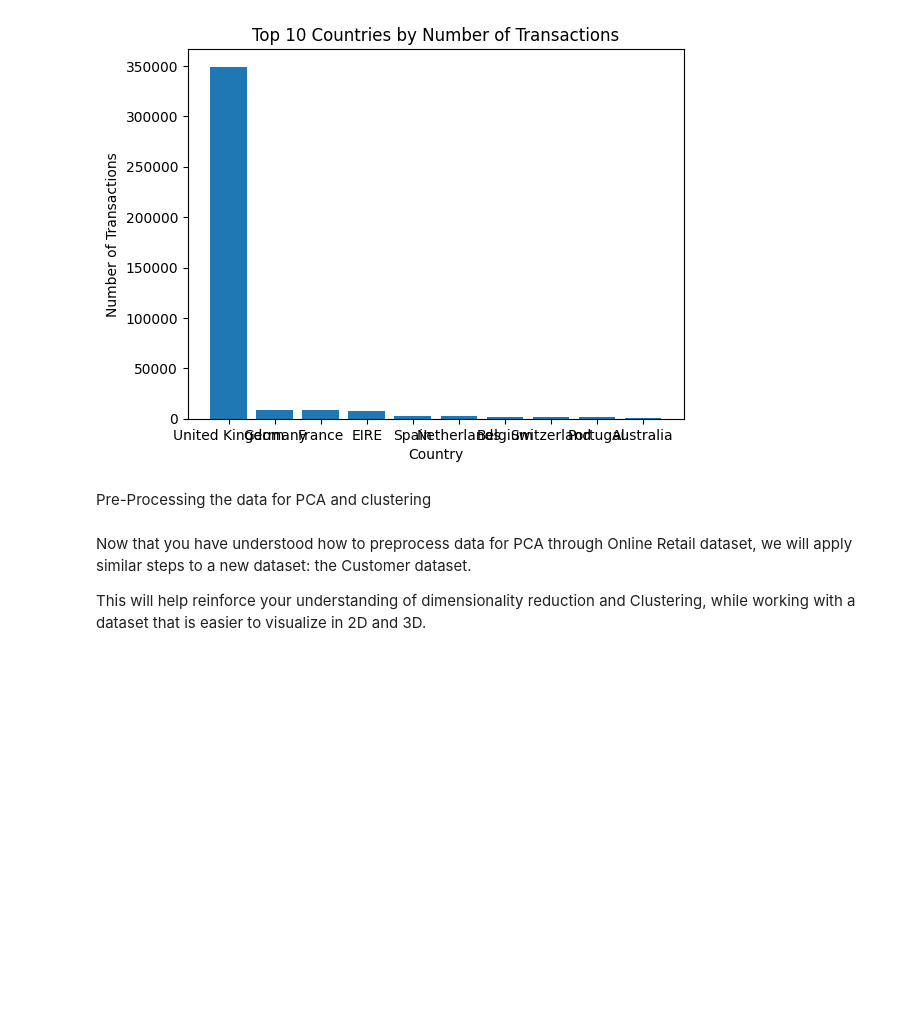
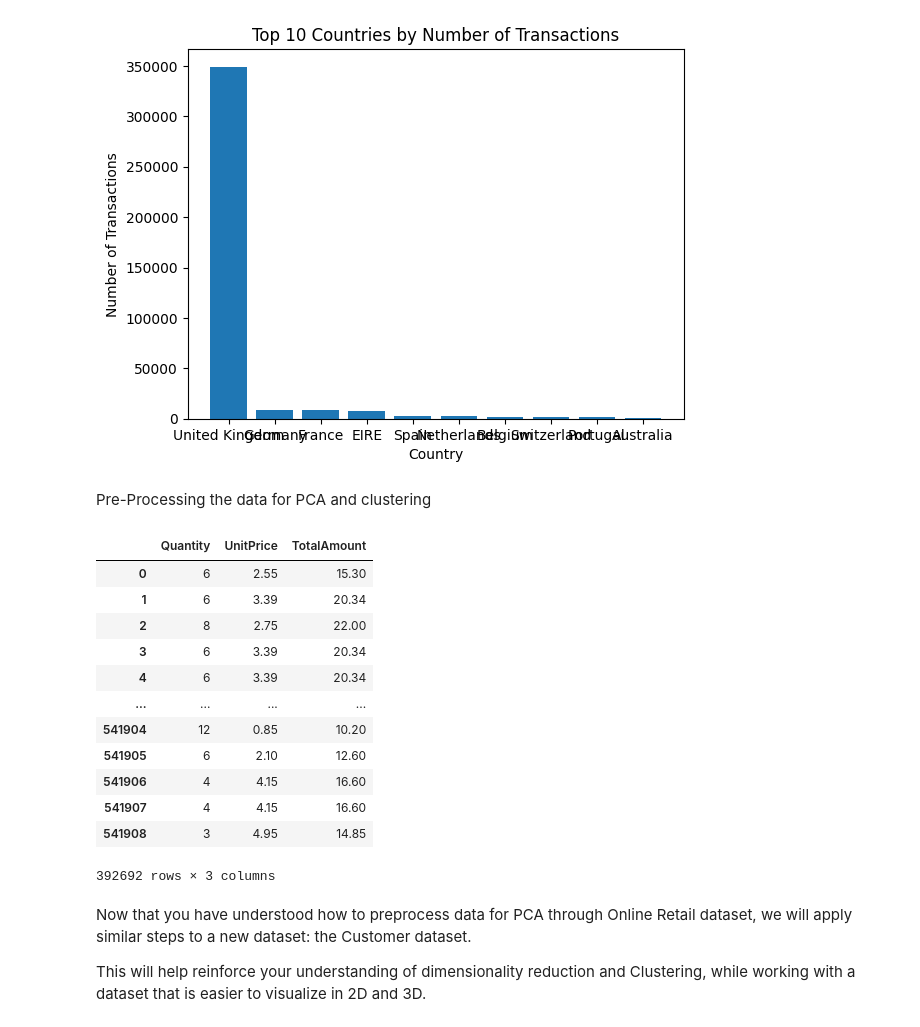
Before and after one commit to notsamaltman/Synapse_LP, a Jupyter notebook: Copy_of_SynapseLP_Task3.ipynb, the cells around one changed output. Drawn from its saved outputs; the diff is of its cells as text; code cells hidden in the pictures; blank space fills up the shorter version.

```diff
--- a/Copy_of_SynapseLP_Task3.ipynb
+++ b/Copy_of_SynapseLP_Task3.ipynb
@@ -198,13 +185,32 @@ plt.show()
 Pre-Processing the data for PCA and clustering
 # %%
 #Create a new TotalAmount column(Quantity * Unit price)
+df['TotalAmount'] = df['Quantity']*df['UnitPrice']
 
 # Aggregate numeric data at the customer level
-# customer_df = df.groupby('CustomerID').agg({
-#     'Quantity': 'sum',
-#     'TotalAmount': 'sum'
-# }).reset_index()
+
+customer_df = df.groupby('CustomerID').agg({
+     'Quantity': 'sum',
+     'TotalAmount': 'sum'
+ }).reset_index()
+customer_df
 
 # Keep only numeric columns for PCA
+df_pca = df[['Quantity', 'UnitPrice', 'TotalAmount']]
+df_pca
+# %% [output]
+|  | Quantity | UnitPrice | TotalAmount |
+| 0 | 6 | 2.55 | 15.30 |
+| 1 | 6 | 3.39 | 20.34 |
+| 2 | 8 | 2.75 | 22.00 |
+| 3 | 6 | 3.39 | 20.34 |
+| 4 | 6 | 3.39 | 20.34 |
+| ... | ... | ... | ... |
+| 541904 | 12 | 0.85 | 10.20 |
+| 541905 | 6 | 2.10 | 12.60 |
+| 541906 | 4 | 4.15 | 16.60 |
+| 541907 | 4 | 4.15 | 16.60 |
+| 541908 | 3 | 4.95 | 14.85 |
+392692 rows × 3 columns
 # %%
 #Standardize the numeric features
```
Also changed, not shown: parts of 9 cells of this notebook.
